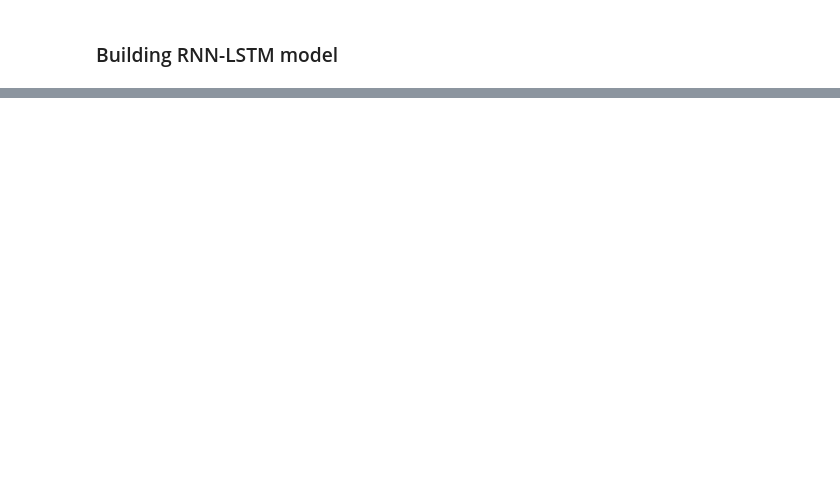
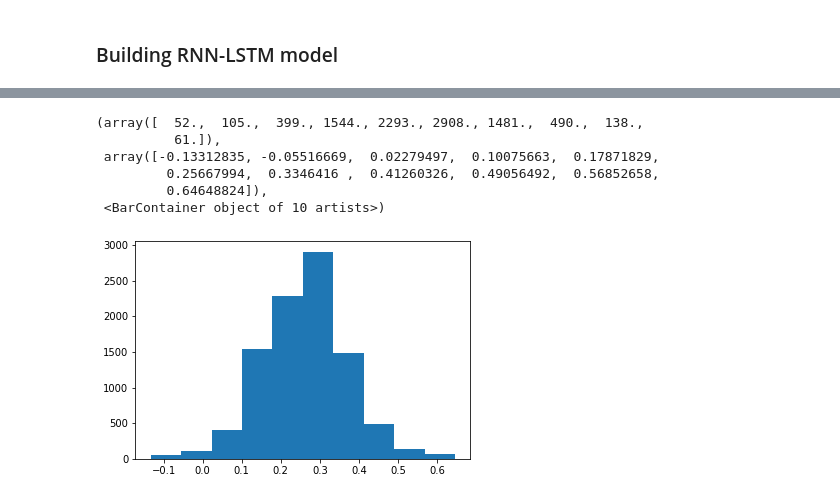
Before and after one commit to eddie8615/ABI_research, a Jupyter notebook: LSTM-RNN.ipynb, the cells around one changed output, grey strips where cells are left out. Cells and saved outputs as stored; diff of their text form; code cells hidden in the pictures; blank space fills up the shorter version.

```diff
--- a/LSTM-RNN.ipynb
+++ b/LSTM-RNN.ipynb
@@ -264,0 +398,10 @@ KeyboardInterrupt:
+# %%
+plt.hist(y_val_scaled['Dominance'])
+# %% [output]
+(array([  52.,  105.,  399., 1544., 2293., 2908., 1481.,  490.,  138.,
+          61.]),
+ array([-0.13312835, -0.05516669,  0.02279497,  0.10075663,  0.17871829,
+         0.25667994,  0.3346416 ,  0.41260326,  0.49056492,  0.56852658,
+         0.64648824]),
+ <BarContainer object of 10 artists>)
+[figure, added]
```
Also changed, not shown: parts of 20 cells of this notebook, 2 other files.
